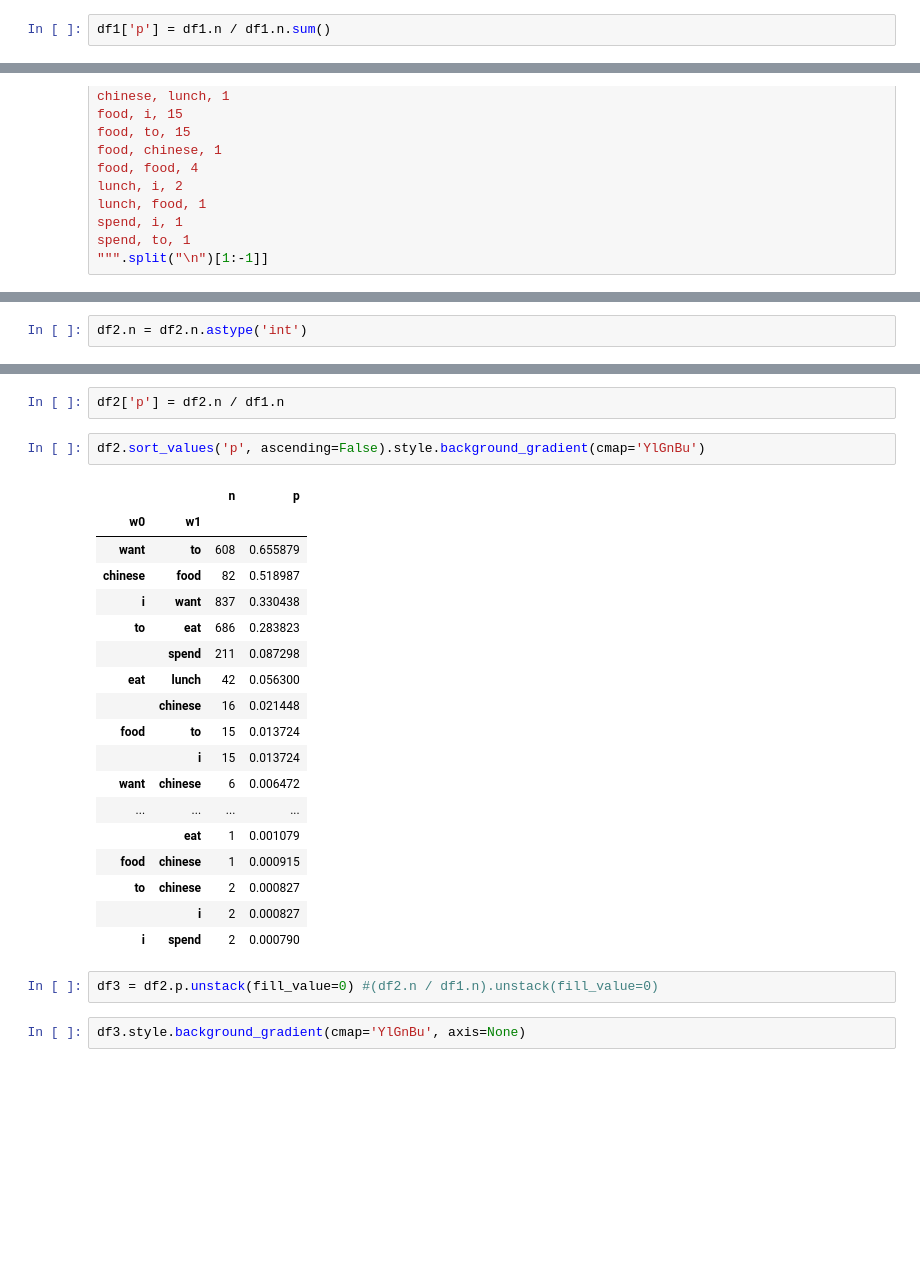
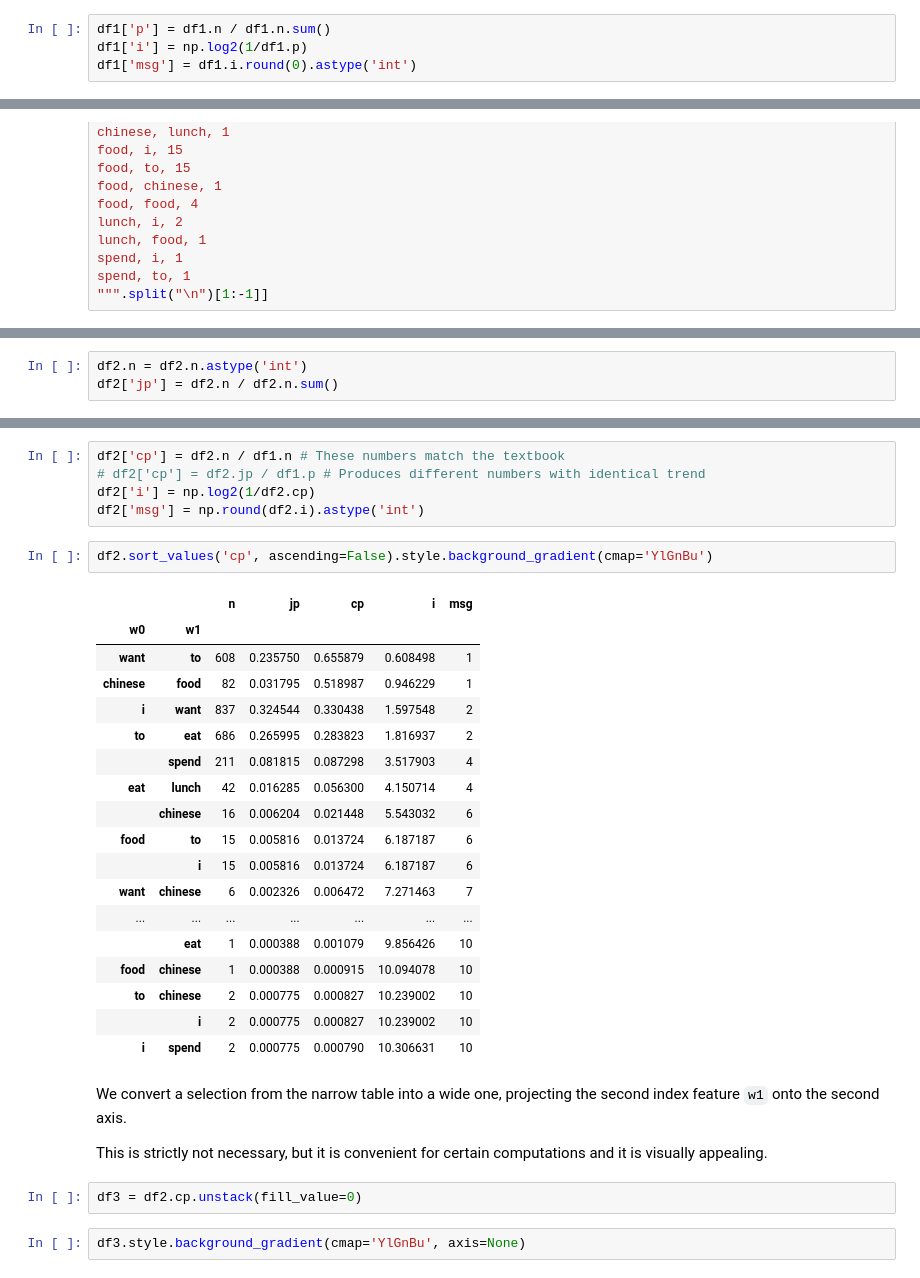
Before and after one commit to ontoligent/DS5001-2023-01-R, a Jupyter notebook: lessons/M03_LanguageModels/M03_02_SimpleLangModel.ipynb, the cells around one changed output, grey strips where cells are left out. Saved outputs shown, nothing was run; the diff lists cells and outputs as text; blank space fills up the shorter version.

Commit message:
Significant improvements. Added texts and improved computation of perplexity.

```diff
--- a/lessons/M03_LanguageModels/M03_02_SimpleLangModel.ipynb
+++ b/lessons/M03_LanguageModels/M03_02_SimpleLangModel.ipynb
@@ -27,4 +43,6 @@ df1 = pd.DataFrame(data1).set_index(['w0'])
 df1.n = df1.n.astype('int')
 # %%
 df1['p'] = df1.n / df1.n.sum()
+df1['i'] = np.log2(1/df1.p)
+df1['msg'] = df1.i.round(0).astype('int')
 # %%
@@ -80,3 +100,4 @@ df2 = pd.DataFrame(data2, columns = ['w0', 'w1', 'n']).set_index(['w0','w1'])#.u
 # %%
 df2.n = df2.n.astype('int')
+df2['jp'] = df2.n / df2.n.sum()
 # %%
@@ -103,28 +132,35 @@ df2
 # %%
-df2['p'] = df2.n / df1.n
+df2['cp'] = df2.n / df1.n # These numbers match the textbook
+# df2['cp'] = df2.jp / df1.p # Produces different numbers with identical trend
+df2['i'] = np.log2(1/df2.cp)
+df2['msg'] = np.round(df2.i).astype('int')
 # %%
-df2.sort_values('p', ascending=False).style.background_gradient(cmap='YlGnBu')
+df2.sort_values('cp', ascending=False).style.background_gradient(cmap='YlGnBu')
 # %% [output]
-|  |  | n | p |
-| w0 | w1 |  |  |
-| want | to | 608 | 0.655879 |
-| chinese | food | 82 | 0.518987 |
-| i | want | 837 | 0.330438 |
-| to | eat | 686 | 0.283823 |
-|  | spend | 211 | 0.087298 |
-| eat | lunch | 42 | 0.056300 |
-|  | chinese | 16 | 0.021448 |
-| food | to | 15 | 0.013724 |
-|  | i | 15 | 0.013724 |
-| want | chinese | 6 | 0.006472 |
-| ... | ... | ... | ... |
-|  | eat | 1 | 0.001079 |
-| food | chinese | 1 | 0.000915 |
-| to | chinese | 2 | 0.000827 |
-|  | i | 2 | 0.000827 |
-| i | spend | 2 | 0.000790 |
+|  |  | n | jp | cp | i | msg |
+| w0 | w1 |  |  |  |  |  |
+| want | to | 608 | 0.235750 | 0.655879 | 0.608498 | 1 |
+| chinese | food | 82 | 0.031795 | 0.518987 | 0.946229 | 1 |
+| i | want | 837 | 0.324544 | 0.330438 | 1.597548 | 2 |
+| to | eat | 686 | 0.265995 | 0.283823 | 1.816937 | 2 |
+|  | spend | 211 | 0.081815 | 0.087298 | 3.517903 | 4 |
+| eat | lunch | 42 | 0.016285 | 0.056300 | 4.150714 | 4 |
+|  | chinese | 16 | 0.006204 | 0.021448 | 5.543032 | 6 |
+| food | to | 15 | 0.005816 | 0.013724 | 6.187187 | 6 |
+|  | i | 15 | 0.005816 | 0.013724 | 6.187187 | 6 |
+| want | chinese | 6 | 0.002326 | 0.006472 | 7.271463 | 7 |
+| ... | ... | ... | ... | ... | ... | ... |
+|  | eat | 1 | 0.000388 | 0.001079 | 9.856426 | 10 |
+| food | chinese | 1 | 0.000388 | 0.000915 | 10.094078 | 10 |
+| to | chinese | 2 | 0.000775 | 0.000827 | 10.239002 | 10 |
+|  | i | 2 | 0.000775 | 0.000827 | 10.239002 | 10 |
+| i | spend | 2 | 0.000775 | 0.000790 | 10.306631 | 10 |
+# %% [markdown]
+We convert a selection from the narrow table into a wide one, projecting the second index feature `w1` onto the second axis.
+
+This is strictly not necessary, but it is convenient for certain computations and it is visually appealing.
 # %%
-df3 = df2.p.unstack(fill_value=0) #(df2.n / df1.n).unstack(fill_value=0)
+df3 = df2.cp.unstack(fill_value=0)
 # %%
 df3.style.background_gradient(cmap='YlGnBu', axis=None)
 # %% [output]
```
Also changed, not shown: parts of 22 cells of this notebook.
